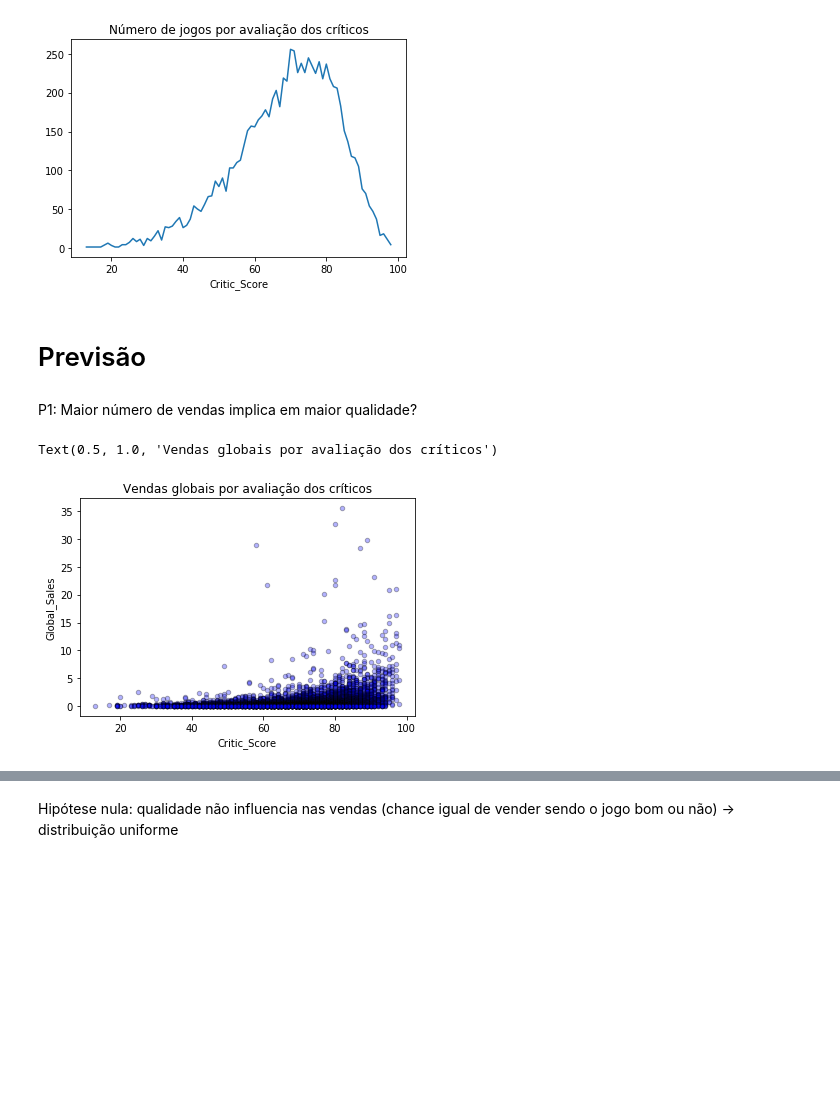
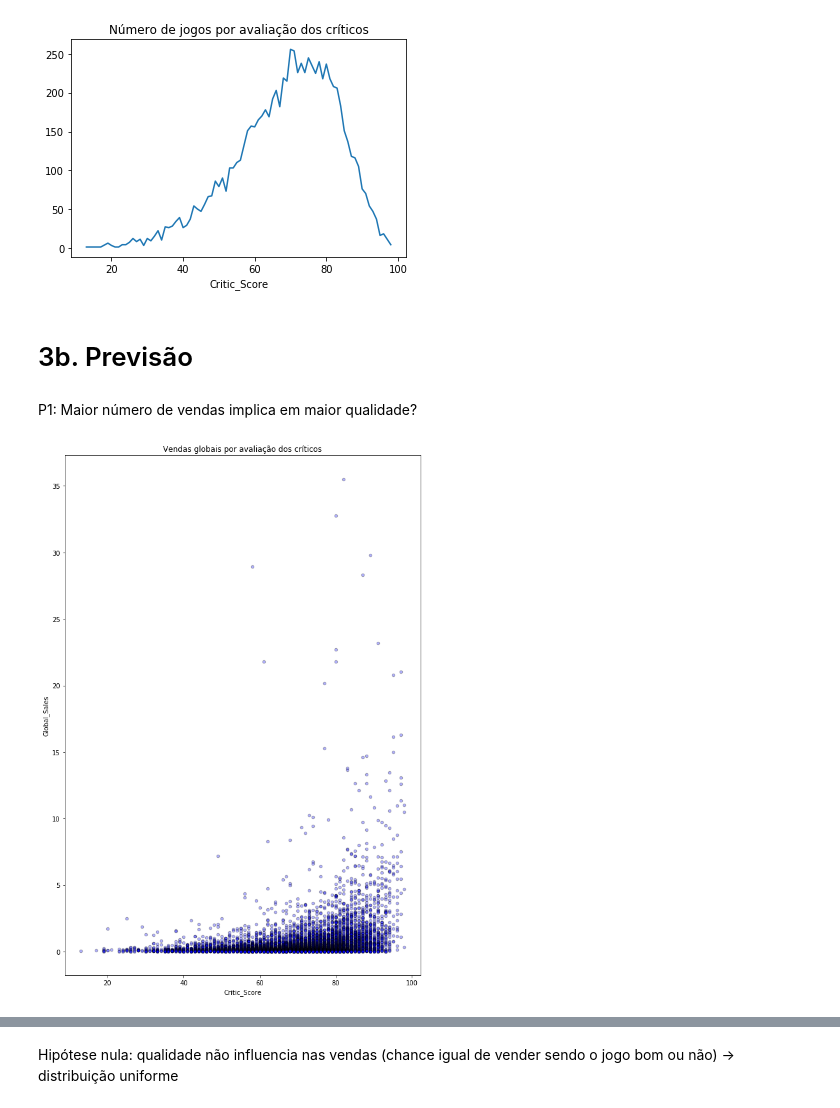
Before and after one commit to helenapato/ProjetoFinal_ICD_201901, a Jupyter notebook: NotebookProjetoFinalVideoGames.ipynb, the cells around one changed output, grey strips where cells are left out. Cells and saved outputs as stored; diff of their text form; code cells hidden in the pictures; blank space fills up the shorter version.

```diff
--- a/NotebookProjetoFinalVideoGames.ipynb
+++ b/NotebookProjetoFinalVideoGames.ipynb
@@ -53,4 +51,8 @@ df1 = df1['Name']
 df1 = df1.sort_values(ascending=False)
 plt.title('Número de jogos por plataforma')
 df1.plot.bar()
+
+fig_size[0] = 15
+fig_size[1] = 6
+plt.rcParams["figure.figsize"] = fig_size
 # %% [output]
@@ -63,4 +64,8 @@ df1 = df1['Name']
 df1 = df1.sort_values(ascending=False)
 plt.title('Número de jogos por gênero')
 df1.plot.bar()
+
+fig_size[0] = 6
+fig_size[1] = 4
+plt.rcParams["figure.figsize"] = fig_size
 # %% [output]
@@ -102,24 +106,28 @@ plt.plot(df1)
 [<matplotlib.lines.Line2D at 0x...>]
 [figure]
 # %% [markdown]
-# Previsão
+# 3b. Previsão
 # %% [markdown]
 P1: Maior número de vendas implica em maior qualidade?
 # %%
 from sklearn.linear_model import LinearRegression
 import numpy as np
 
 new_df = df.copy()
 new_df = new_df.drop([0])
 # Removi o jogo Wii Sports porque ele é vendido juntamente com o console Nintendo Wii,
 # então suas vendas eram absurdamente maiores do que o resto
 new_df = new_df.dropna() # Removi os valores NaN
 # Plotei as variáveis para ter uma noção inicial
 new_df.plot.scatter(x='Critic_Score', y='Global_Sales', color='blue', alpha=0.3, edgecolor='k')
 plt.title('Vendas globais por avaliação dos críticos')
+
+fig_size[0] = 10
+fig_size[1] = 15
+#fig_size[1] = 30
+plt.rcParams["figure.figsize"] = fig_size
 # %% [output]
-Text(0.5, 1.0, 'Vendas globais por avaliação dos críticos')
-[figure, old version]
+[figure, new version]
 # %%
 from sklearn.model_selection import train_test_split
 
```
Also changed, not shown: parts of 19 cells of this notebook.
